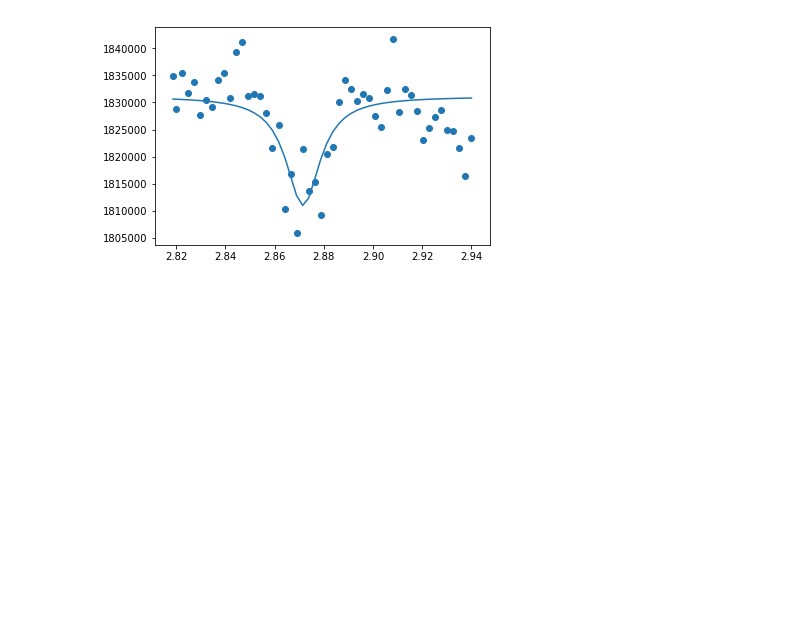
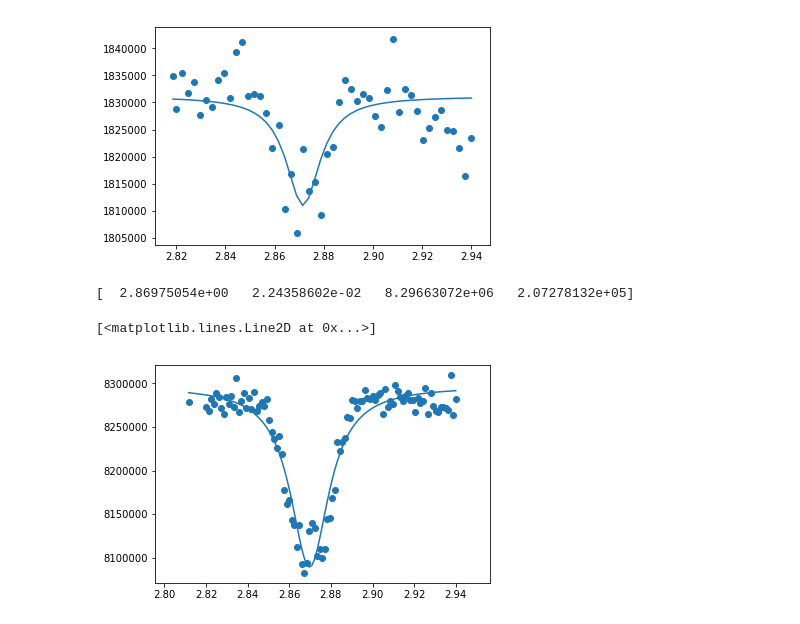
Before and after one commit to Lyra-Cronin/Thesis-Python, a Jupyter notebook: Graphing.ipynb, the cells around one changed output. Drawn from its saved outputs; the diff is of its cells as text; code cells hidden in the pictures; blank space fills up the shorter version.

```diff
--- a/Graphing.ipynb
+++ b/Graphing.ipynb
@@ -48,0 +46,9 @@ plt.scatter(frequencies, counts)
+# %%
+popt, pcov = curve_fit(lorentzian_dip, frequencies, counts, p0=[2.87,  0.001, 1000, 950000])
+print(popt)
+plt.scatter(frequencies, counts)
+plt.plot(frequencies, lorentzian_dip(frequencies, *popt))
+# %% [output]
+[  2.86975054e+00   2.24358602e-02   8.29663072e+06   2.07278132e+05]
+[<matplotlib.lines.Line2D at 0x...>]
+[figure, added]
```
Also changed, not shown: parts of 9 cells of this notebook, 1 other file.
